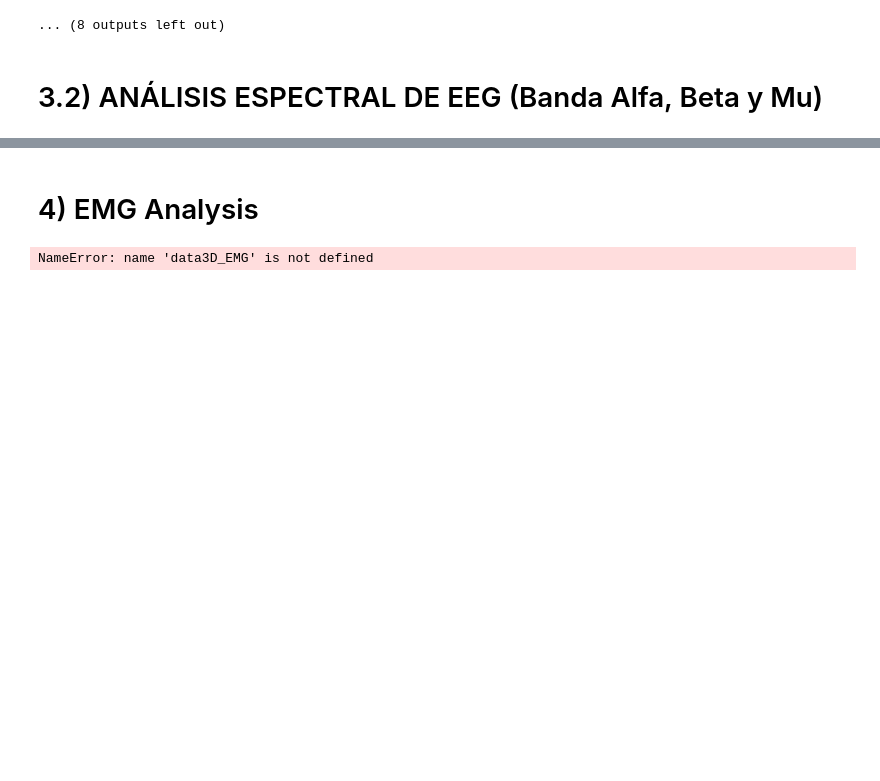
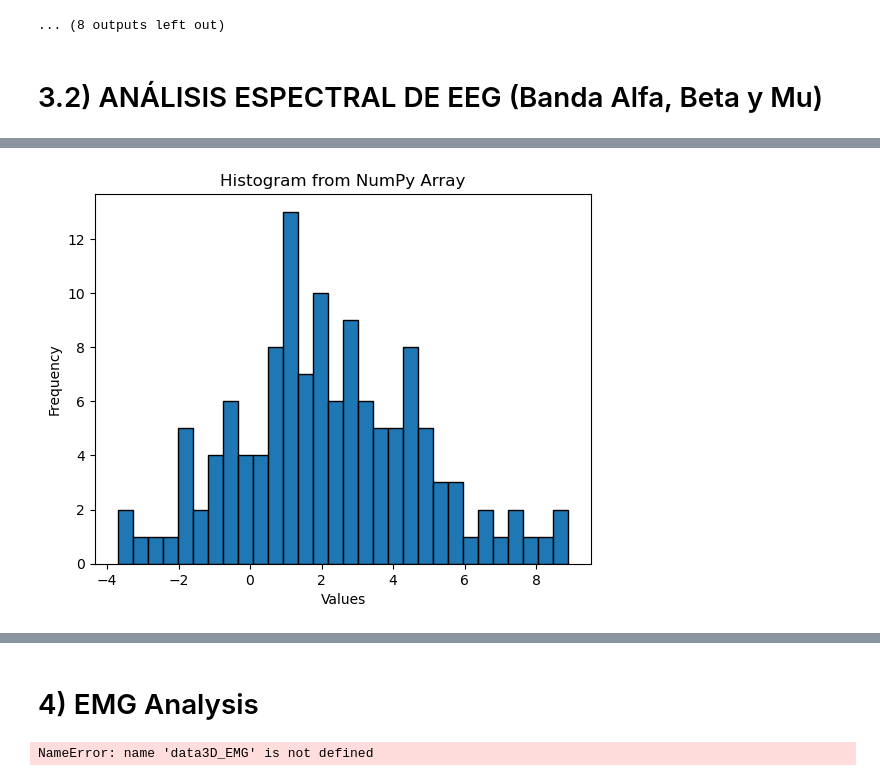
Before and after one commit to MonkeyDYoyi/NewExperimentCode, a Jupyter notebook: NewCode.ipynb, the cells around one changed output, grey strips where cells are left out. Drawn from its saved outputs; the diff is of its cells as text; code cells hidden in the pictures; blank space fills up the shorter version.

```diff
--- a/NewCode.ipynb
+++ b/NewCode.ipynb
@@ -2048,0 +2051,95 @@ AttributeError: 'EpochsFIF' object has no attribute 'data'
+# %%
+import numpy as np
+import mne
+
+def extract_band_power(epochs, ch_name='C3', phase='relax', window_position=2, method='multitaper'):
+    """
+    Calcula la potencia espectral (en dB, escala µV²/Hz) de las bandas Alfa y Beta
+    para un canal y fase específica, preservando la varianza trial por trial.
+    """
+    # 1. Configuración dinámica de la ventana temporal
+    if window_position == 0: #asimetric
+        times = {'relax': (3.0, 5.0), 'forward': (5.0, 7.5), 'backward': (7.5, 10.0)}
+    elif window_position == 1: #centered
+        times = {'relax': (3.0, 5.0), 'forward': (5.25, 7.25), 'backward': (7.75, 9.75)}
+    elif window_position == 2: #early
+        times = {'relax': (3.0, 5.0), 'forward': (5.0, 7.0), 'backward': (7.5, 9.5)}
+
+    tmin, tmax = times.get(phase, (3.0, 5.0)) # Por defecto usa relax si hay error de tipeo
+
+    # 2. Segmentación del Trial
+    epochs_crop = epochs.copy().crop(tmin=tmin, tmax=tmax)
+
+    # 3. Estimación de PSD
+    # Evaluamos hasta 40 Hz para ahorrar recursos de cómputo, ya que no nos interesa Gamma aquí
+    psd = epochs_crop.compute_psd(method=method, fmin=0, fmax=40, picks=[ch_name], verbose=False)
+
+    freqs = psd.freqs
+    data = psd.get_data() # Matriz: (n_epochs, n_channels, n_freqs)
+
+    # 4. Definición exacta de tus bandas
+    alpha_band = (8, 13)
+    beta_band = (15, 24)
+
+    # Encontrar los índices exactos donde el arreglo de frecuencias coincide con las bandas
+    idx_alpha = np.where((freqs >= alpha_band[0]) & (freqs <= alpha_band[1]))[0]
+    idx_beta = np.where((freqs >= beta_band[0]) & (freqs <= beta_band[1]))[0]
+
+    # 5. Extracción y conversión a escala de microvoltios (1e12 para equiparar tu +120 dB)
+    # data_uv = data * 1e12
+
+    # Promediar la potencia solo a lo largo del canal (axis=1) y los bins de frecuencia (axis=2)
+    # Esto mantiene intacto el axis=0 (las épocas individuales)
+    power_alpha_raw = np.mean(data[:, :, idx_alpha], axis=(1, 2))
+    power_beta_raw = np.mean(data[:, :, idx_beta], axis=(1, 2))
+
+    # 6. Transformación logarítmica a dB
+    power_alpha_db = 10 * np.log10(power_alpha_raw) + 120
+    power_beta_db = 10 * np.log10(power_beta_raw) + 120
+
+    return power_alpha_db, power_beta_db
+
+subject = "6"
+condition = "stim"
+#preOrPost = "pre"
+# method = 'multitaper'  # 'welch' o 'multitaper'
+method = 'multitaper'
+
+file_eeg_pre = os.path.join(Preprocessed_Data_Folder, f"sub-{subject}_cond-{condition}_blk-pre_eeg-epo.fif")
+epochs_pre = mne.read_epochs(file_eeg_pre, preload=True, verbose=False)
+file_eeg_post = os.path.join(Preprocessed_Data_Folder, f"sub-{subject}_cond-{condition}_blk-post_eeg-epo.fif")
+epochs_post = mne.read_epochs(file_eeg_post, preload=True, verbose=False)
+
+# Extraer arreglos de datos (PRE)
+alpha_pre_forward, beta_pre_forward = extract_band_power(epochs_pre, ch_name='C3', phase='forward')
+
+# Extraer arreglos de datos (POST)
+alpha_post_forward, beta_post_forward = extract_band_power(epochs_post, ch_name='C3', phase='forward')
+
+alpha_pre_relaxed, beta_pre_relaxed = extract_band_power(epochs_pre, ch_name='C3', phase='relax')
+
+alpha_post_relaxed, beta_post_relaxed = extract_band_power(epochs_post, ch_name='C3', phase='relax')
+
+plt.hist(alpha_pre_relaxed - alpha_pre_forward, bins=30, edgecolor='black')
+
+# 3. Add labels and show the plot
+plt.title('Histogram from NumPy Array')
+plt.xlabel('Values')
+plt.ylabel('Frequency')
+plt.show()
+
+# Ahora tienes las variables listas para tu test de Mann-Whitney
+from scipy import stats
+
+alpha_pre_diff_forward = alpha_pre_relaxed - alpha_pre_forward
+alpha_post_diff_forward = alpha_post_relaxed - alpha_post_forward
+beta_pre_diff_forward = beta_pre_relaxed - beta_pre_forward
+beta_post_diff_forward = beta_post_relaxed - beta_post_forward
+
+stat, p_val_alpha = stats.mannwhitneyu(alpha_pre_diff_forward, alpha_post_diff_forward, alternative='two-sided')
+print(f"Banda Alfa (8-13 Hz) - Mediana PRE: {np.median(alpha_pre_diff_forward):.2f} dB | POST: {np.median(alpha_post_diff_forward):.2f} dB | p = {p_val_alpha:.4f}")
+
+stat, p_val_beta = stats.mannwhitneyu(beta_pre_diff_forward, beta_post_diff_forward, alternative='two-sided')
+print(f"Banda Beta (15-24 Hz) - Mediana PRE: {np.median(beta_pre_diff_forward):.2f} dB | POST: {np.median(beta_post_diff_forward):.2f} dB | p = {p_val_beta:.4f}")
+# %% [output]
+[figure, added]
```
Also changed, not shown: parts of 3 cells of this notebook, 1 other file.
